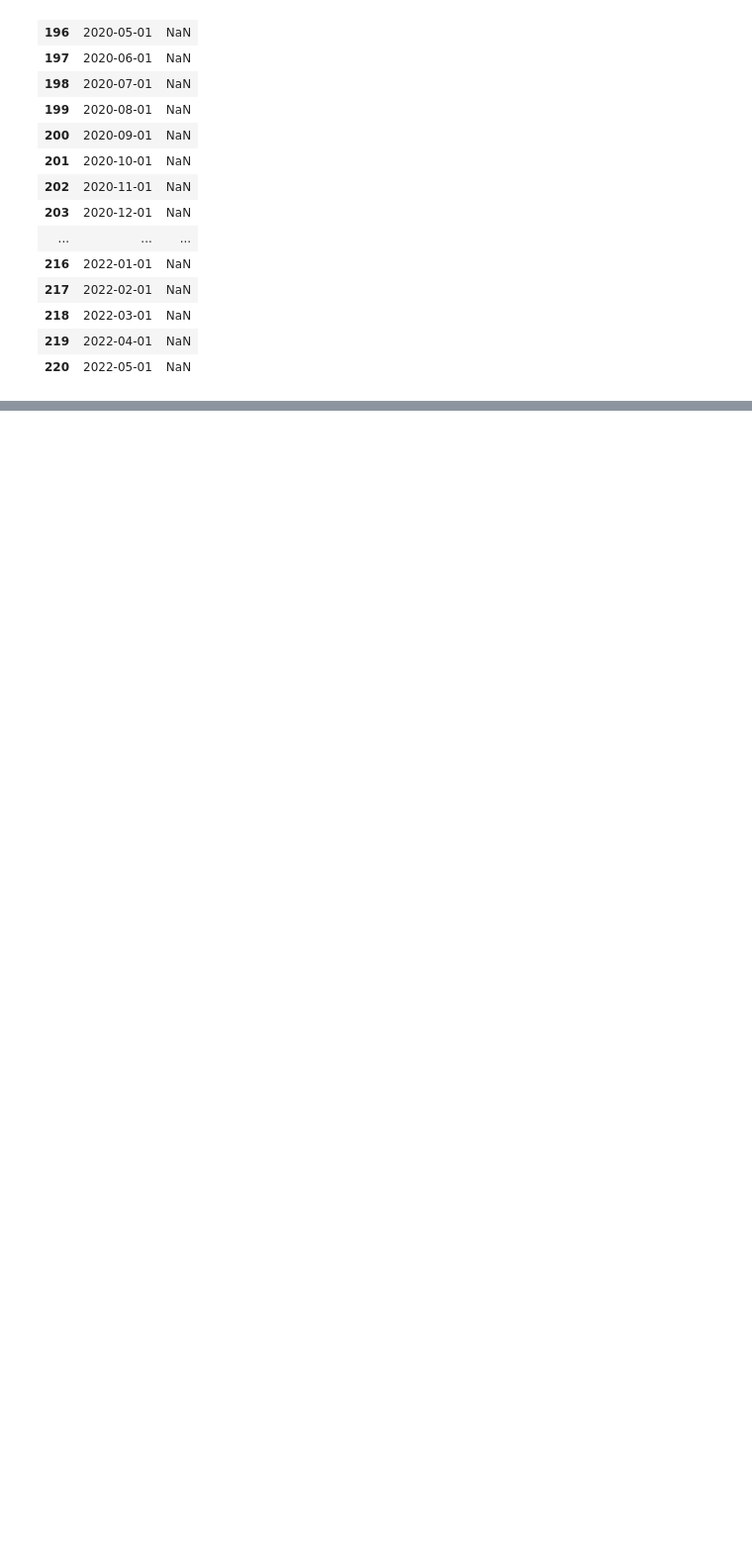
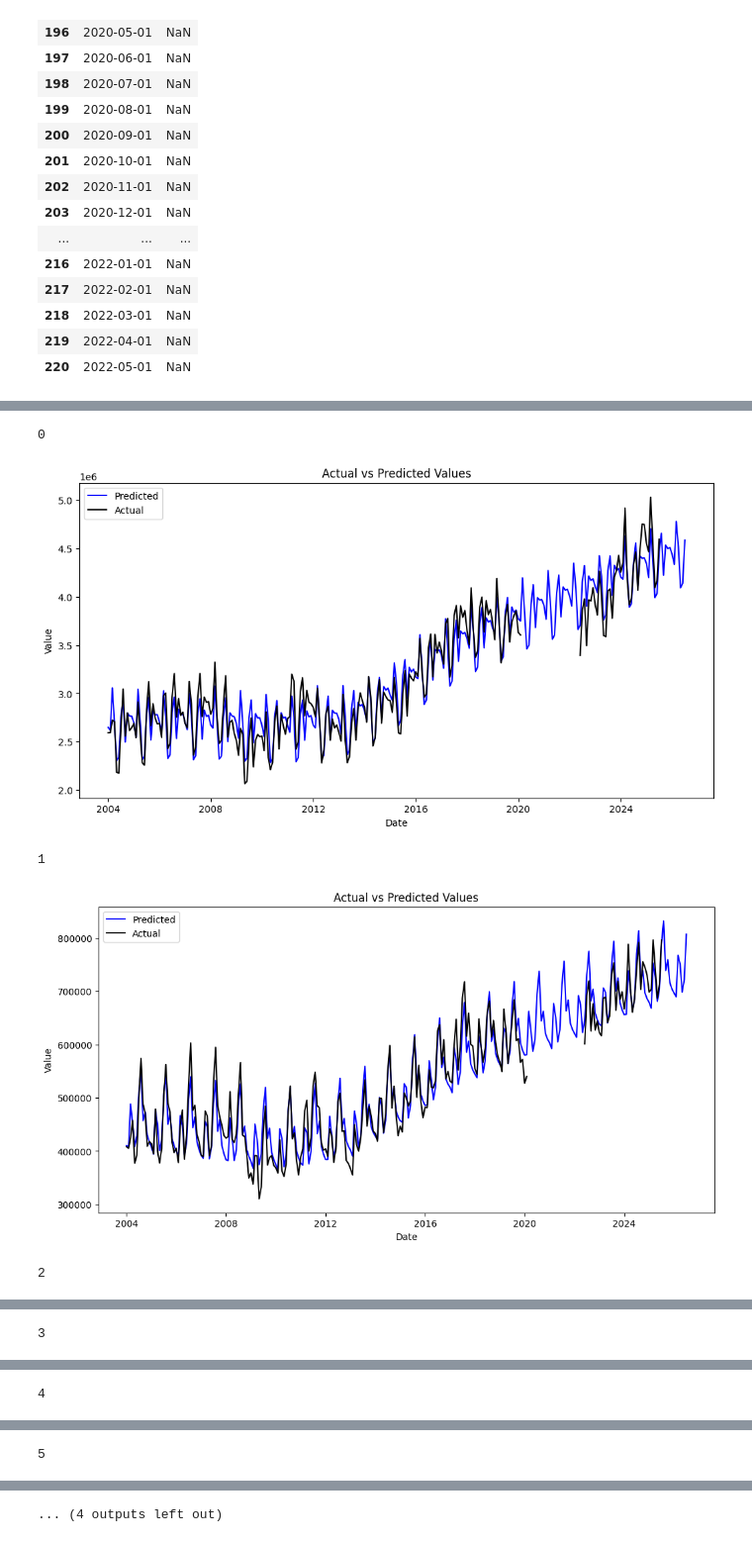
Before and after one commit to joseantonio002/air_transport_statistics_Canary_Islands, a Jupyter notebook: scripts/pipeline/model_update/models.ipynb, the cells around one changed output, grey strips where cells are left out. Shown at 99% size. Drawn from its saved outputs; the diff is of its cells as text; code cells hidden in the pictures; blank space fills up the shorter version.

```diff
--- a/scripts/pipeline/model_update/models.ipynb
+++ b/scripts/pipeline/model_update/models.ipynb
@@ -101,0 +118,17 @@ m.plot_components(forecast)
+# %%
+islands_id = [0, 1, 2, 3, 4, 5, 6, 7]
+predictions_for_each_island = []
+real_for_each_island = []
+
+for island_id in islands_id:
+    df_prophet = df.loc[(df['AirServiceId'] == 0) & (df['AircraftMovementId'] == 2) &
+                            (df['IslandId'] == island_id)].copy(deep=True)
+    df_prophet = df_prophet.groupby('Month').sum()[['Passengers']].copy(deep=True)
+    df_prophet.reset_index(inplace=True)
+    df_prophet.rename({'Month': 'ds', 'Passengers': 'y'}, axis=1, inplace=True)
+    df_prophet.loc[(df_prophet['ds'] >= '2020-03-01') & (df_prophet['ds'] < '2022-06-01'), 'y'] = None
+    real_for_each_island.append(df_prophet)
+    m = Prophet()
+    m.fit(df_prophet)
+    future = m.make_future_dataframe(periods=12, freq='MS')
+    predictions_for_each_island.append((island_id, m.predict(future)[['ds', 'yhat_lower', 'yhat', 'yhat_upper']]))
@@ -101,0 +152,20 @@ m.plot_components(forecast)
+# %%
+for pr in predictions_for_each_island:
+    island_id = pr[0]
+    pred = pr[1]
+    print(island_id)
+    # Plot actual vs predicted
+    plt.figure(figsize=(12, 6))
+    plt.plot(pred['ds'], pred['yhat'], label='Predicted', color='blue')
+    plt.plot(real_for_each_island[island_id]['ds'], real_for_each_island[island_id]['y'], label='Actual', color='black')
+    plt.legend()
+    plt.title('Actual vs Predicted Values')
+    plt.xlabel('Date')
+    plt.ylabel('Value')
+    plt.show()
+# %% [output]
+0
+[figure, added]
+1
+[figure, added]
+2
@@ -101,0 +173 @@ m.plot_components(forecast)
+3
@@ -101,0 +175 @@ m.plot_components(forecast)
+4
@@ -101,0 +177 @@ m.plot_components(forecast)
+5
@@ -101,0 +179 @@ m.plot_components(forecast)
+... (4 outputs left out)
```
Also changed, not shown: parts of 13 cells of this notebook, 2 other files.
